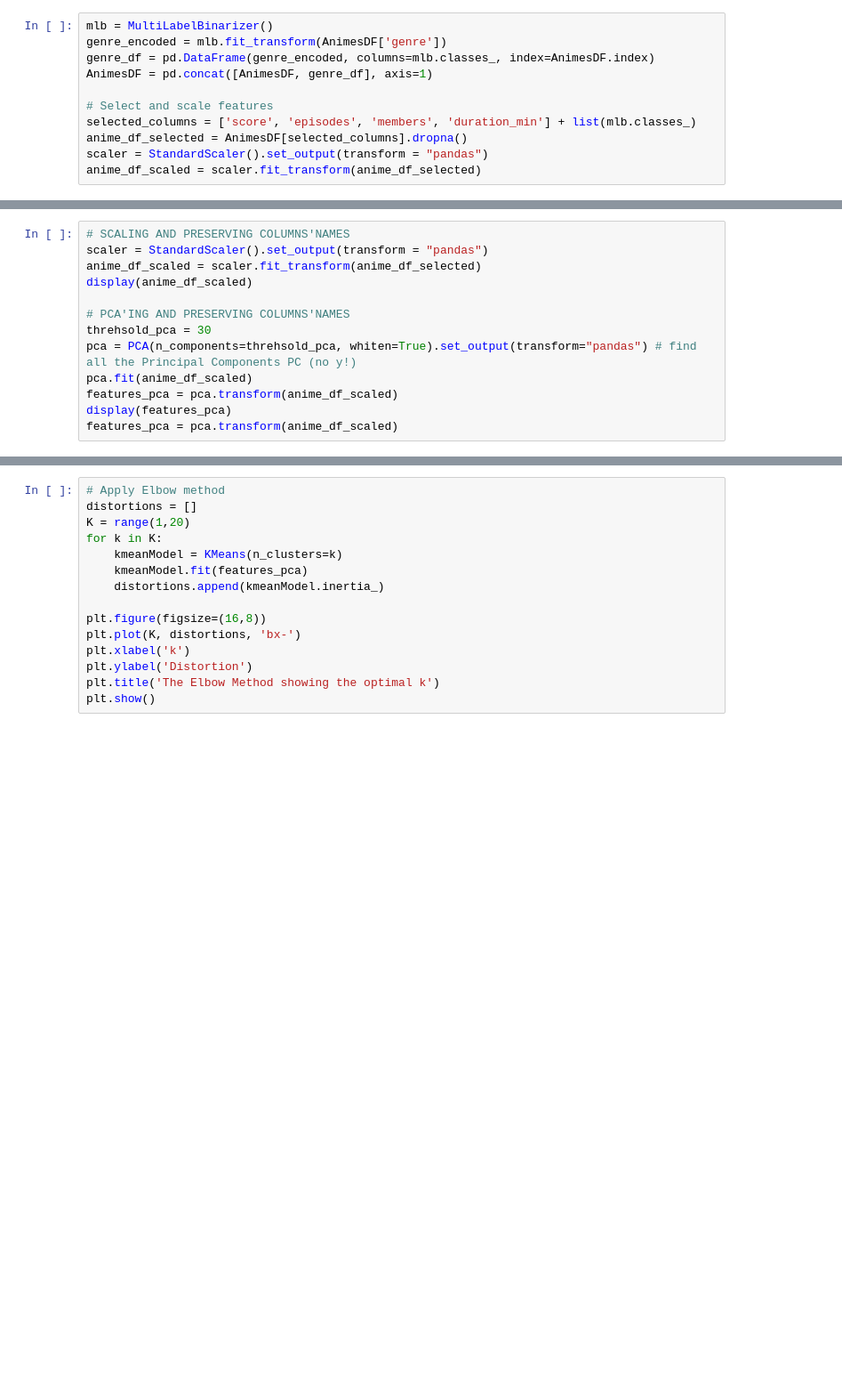
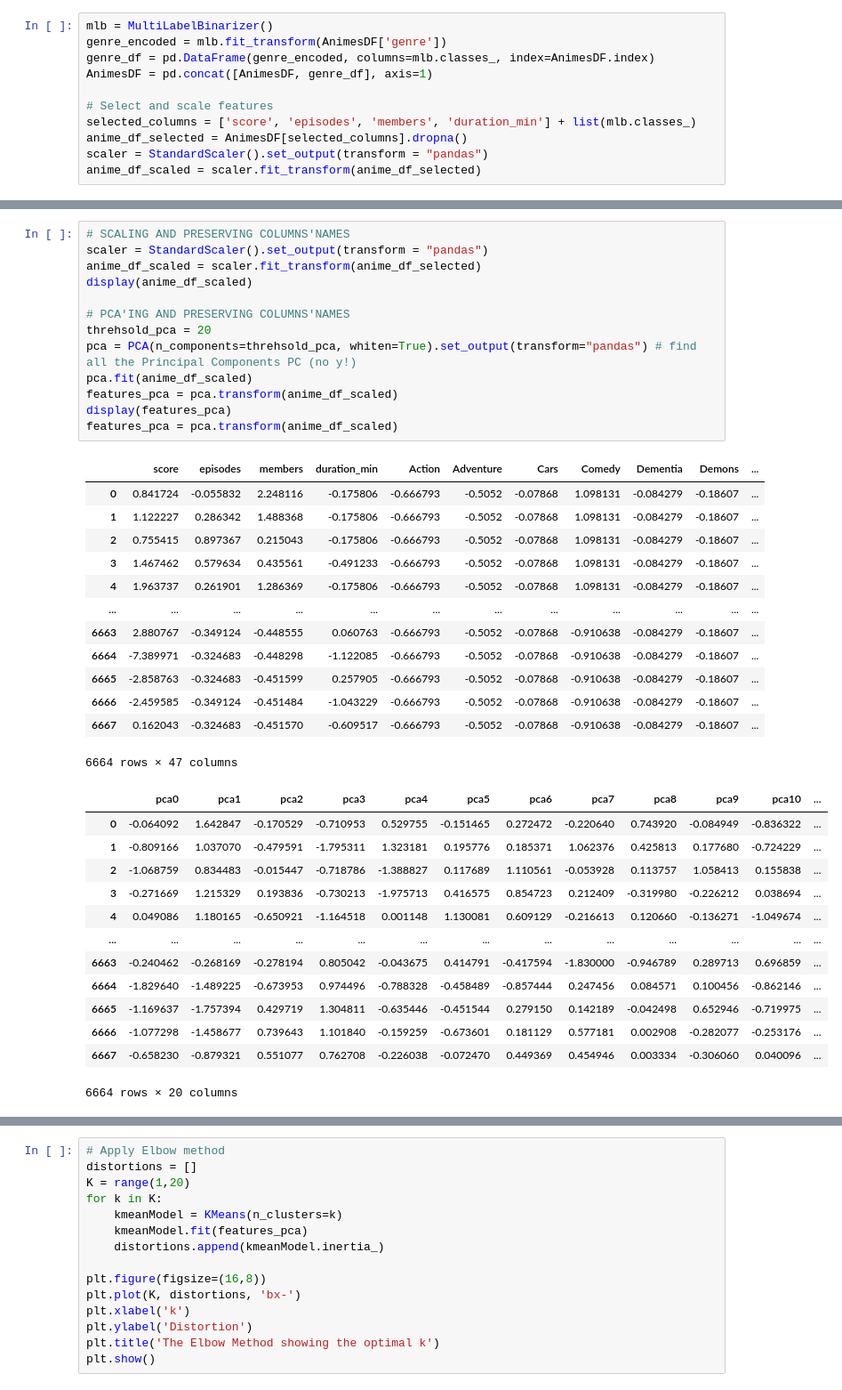
Before and after one commit to saratsiri/anime-rec, a Jupyter notebook: notebooks/saratsiri_anime_rec.ipynb, the cells around one changed output, grey strips where cells are left out. Shown at 89% size. Drawn from its saved outputs; the diff is of its cells as text; blank space fills up the shorter version.

```diff
--- a/notebooks/saratsiri_anime_rec.ipynb
+++ b/notebooks/saratsiri_anime_rec.ipynb
@@ -55,16 +73,43 @@ features_pca = pca.fit_transform(anime_df_scaled)
 # %%
 # SCALING AND PRESERVING COLUMNS'NAMES
 scaler = StandardScaler().set_output(transform = "pandas")
 anime_df_scaled = scaler.fit_transform(anime_df_selected)
 display(anime_df_scaled)
 
 # PCA'ING AND PRESERVING COLUMNS'NAMES
-threhsold_pca = 30
+threhsold_pca = 20
 pca = PCA(n_components=threhsold_pca, whiten=True).set_output(transform="pandas") # find all the Principal Components PC (no y!)
 pca.fit(anime_df_scaled)
 features_pca = pca.transform(anime_df_scaled)
 display(features_pca)
 features_pca = pca.transform(anime_df_scaled)
+# %% [output]
+|  | score | episodes | members | duration_min | Action | Adventure | Cars | Comedy | Dementia | Demons | ... |
+| 0 | 0.841724 | -0.055832 | 2.248116 | -0.175806 | -0.666793 | -0.5052 | -0.07868 | 1.098131 | -0.084279 | -0.18607 | ... |
+| 1 | 1.122227 | 0.286342 | 1.488368 | -0.175806 | -0.666793 | -0.5052 | -0.07868 | 1.098131 | -0.084279 | -0.18607 | ... |
+| 2 | 0.755415 | 0.897367 | 0.215043 | -0.175806 | -0.666793 | -0.5052 | -0.07868 | 1.098131 | -0.084279 | -0.18607 | ... |
+| 3 | 1.467462 | 0.579634 | 0.435561 | -0.491233 | -0.666793 | -0.5052 | -0.07868 | 1.098131 | -0.084279 | -0.18607 | ... |
+| 4 | 1.963737 | 0.261901 | 1.286369 | -0.175806 | -0.666793 | -0.5052 | -0.07868 | 1.098131 | -0.084279 | -0.18607 | ... |
+| ... | ... | ... | ... | ... | ... | ... | ... | ... | ... | ... | ... |
+| 6663 | 2.880767 | -0.349124 | -0.448555 | 0.060763 | -0.666793 | -0.5052 | -0.07868 | -0.910638 | -0.084279 | -0.18607 | ... |
+| 6664 | -7.389971 | -0.324683 | -0.448298 | -1.122085 | -0.666793 | -0.5052 | -0.07868 | -0.910638 | -0.084279 | -0.18607 | ... |
+| 6665 | -2.858763 | -0.324683 | -0.451599 | 0.257905 | -0.666793 | -0.5052 | -0.07868 | -0.910638 | -0.084279 | -0.18607 | ... |
+| 6666 | -2.459585 | -0.349124 | -0.451484 | -1.043229 | -0.666793 | -0.5052 | -0.07868 | -0.910638 | -0.084279 | -0.18607 | ... |
+| 6667 | 0.162043 | -0.324683 | -0.451570 | -0.609517 | -0.666793 | -0.5052 | -0.07868 | -0.910638 | -0.084279 | -0.18607 | ... |
+6664 rows × 47 columns
+|  | pca0 | pca1 | pca2 | pca3 | pca4 | pca5 | pca6 | pca7 | pca8 | pca9 | pca10 | ... |
+| 0 | -0.064092 | 1.642847 | -0.170529 | -0.710953 | 0.529755 | -0.151465 | 0.272472 | -0.220640 | 0.743920 | -0.084949 | -0.836322 | ... |
+| 1 | -0.809166 | 1.037070 | -0.479591 | -1.795311 | 1.323181 | 0.195776 | 0.185371 | 1.062376 | 0.425813 | 0.177680 | -0.724229 | ... |
+| 2 | -1.068759 | 0.834483 | -0.015447 | -0.718786 | -1.388827 | 0.117689 | 1.110561 | -0.053928 | 0.113757 | 1.058413 | 0.155838 | ... |
+| 3 | -0.271669 | 1.215329 | 0.193836 | -0.730213 | -1.975713 | 0.416575 | 0.854723 | 0.212409 | -0.319980 | -0.226212 | 0.038694 | ... |
+| 4 | 0.049086 | 1.180165 | -0.650921 | -1.164518 | 0.001148 | 1.130081 | 0.609129 | -0.216613 | 0.120660 | -0.136271 | -1.049674 | ... |
+| ... | ... | ... | ... | ... | ... | ... | ... | ... | ... | ... | ... | ... |
+| 6663 | -0.240462 | -0.268169 | -0.278194 | 0.805042 | -0.043675 | 0.414791 | -0.417594 | -1.830000 | -0.946789 | 0.289713 | 0.696859 | ... |
+| 6664 | -1.829640 | -1.489225 | -0.673953 | 0.974496 | -0.788328 | -0.458489 | -0.857444 | 0.247456 | 0.084571 | 0.100456 | -0.862146 | ... |
+| 6665 | -1.169637 | -1.757394 | 0.429719 | 1.304811 | -0.635446 | -0.451544 | 0.279150 | 0.142189 | -0.042498 | 0.652946 | -0.719975 | ... |
+| 6666 | -1.077298 | -1.458677 | 0.739643 | 1.101840 | -0.159259 | -0.673601 | 0.181129 | 0.577181 | 0.002908 | -0.282077 | -0.253176 | ... |
+| 6667 | -0.658230 | -0.879321 | 0.551077 | 0.762708 | -0.226038 | -0.072470 | 0.449369 | 0.454946 | 0.003334 | -0.306060 | 0.040096 | ... |
+6664 rows × 20 columns
 # %%
 # Initialize an empty DataFrame to store the results
 results = pd.DataFrame(columns=['k', 'Silhouette Score', 'Calinski Harabasz Score', 'Davies Bouldin Score'])
```
Also changed, not shown: parts of 6 cells of this notebook, 1 other file.
